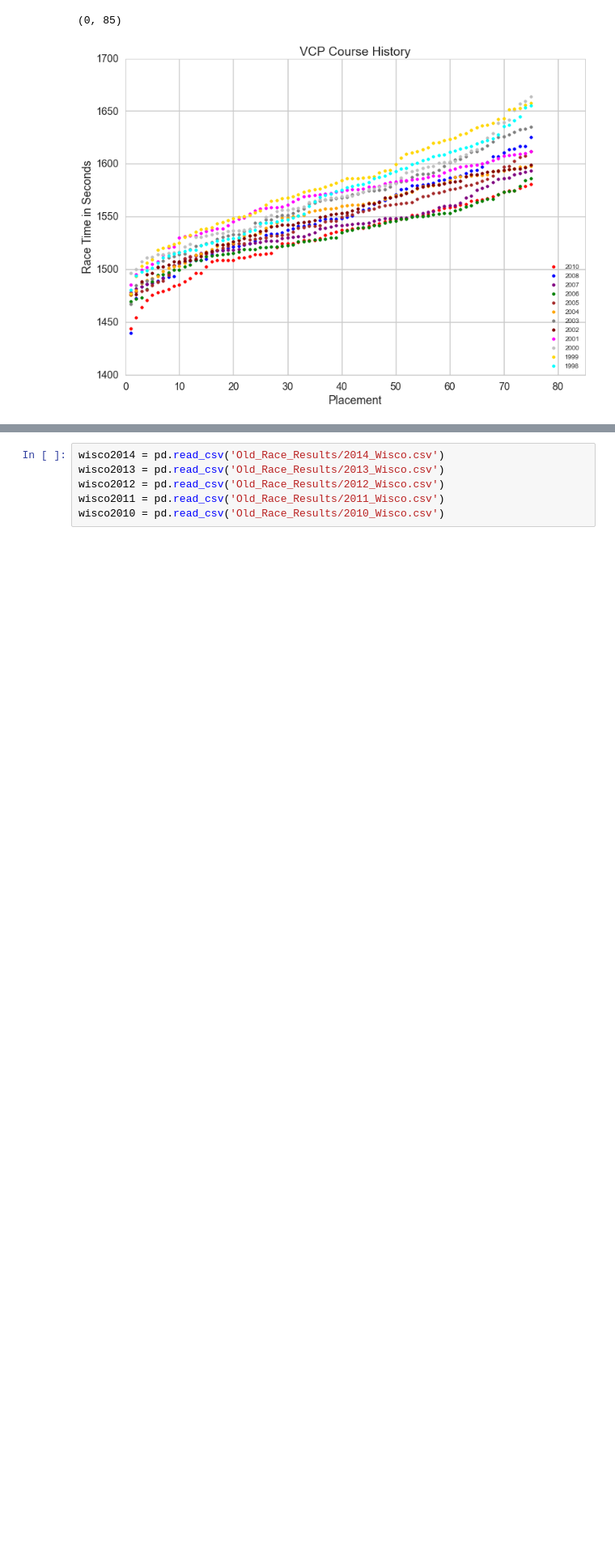
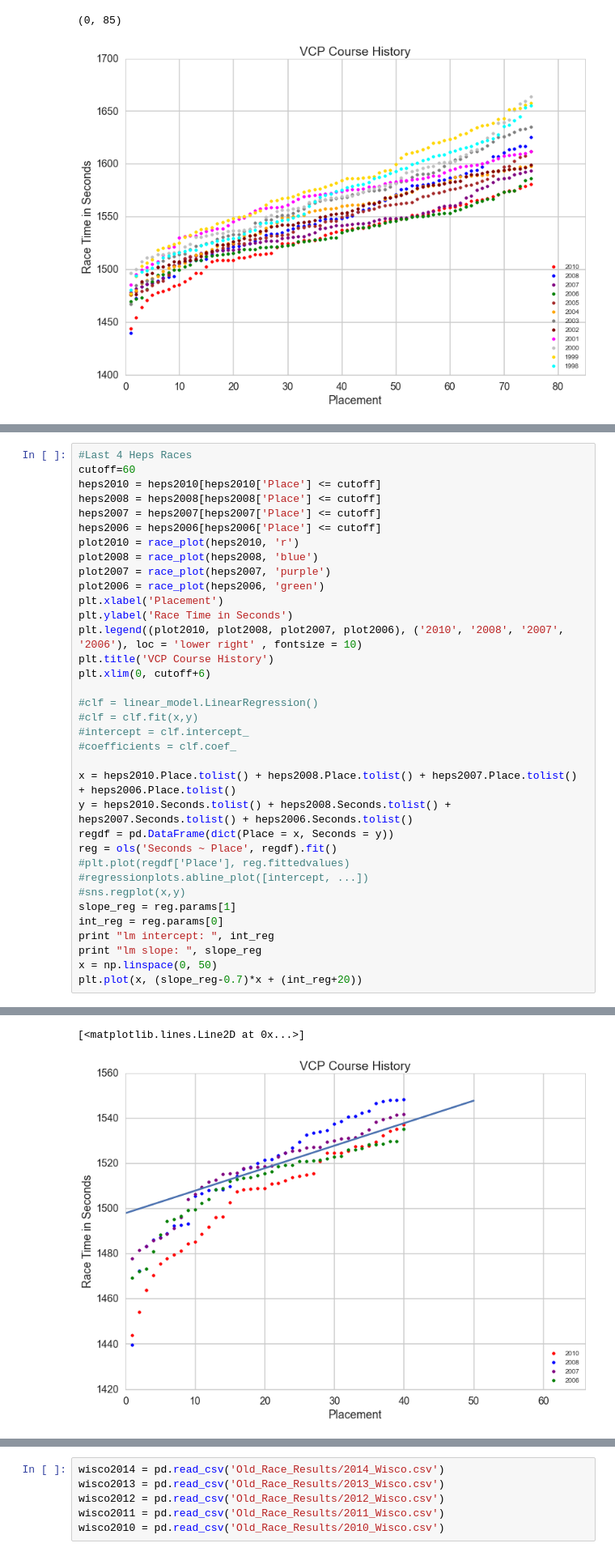
Before and after one commit to callen13/Senior_Thesis, a Jupyter notebook: race_score_calculations.ipynb, the cells around one changed output, grey strips where cells are left out. Shown at 81% size. Drawn from its saved outputs; the diff is of its cells as text; blank space fills up the shorter version.

```diff
--- a/race_score_calculations.ipynb
+++ b/race_score_calculations.ipynb
@@ -72,0 +87,36 @@ plt.xlim(0, cutoff+10)
+# %%
+#Last 4 Heps Races
+cutoff=60
+heps2010 = heps2010[heps2010['Place'] <= cutoff]
+heps2008 = heps2008[heps2008['Place'] <= cutoff]
+heps2007 = heps2007[heps2007['Place'] <= cutoff]
+heps2006 = heps2006[heps2006['Place'] <= cutoff]
+plot2010 = race_plot(heps2010, 'r')
+plot2008 = race_plot(heps2008, 'blue')
+plot2007 = race_plot(heps2007, 'purple')
+plot2006 = race_plot(heps2006, 'green')
+plt.xlabel('Placement')
+plt.ylabel('Race Time in Seconds')
+plt.legend((plot2010, plot2008, plot2007, plot2006), ('2010', '2008', '2007', '2006'), loc = 'lower right' , fontsize = 10)
+plt.title('VCP Course History')
+plt.xlim(0, cutoff+6)
+
+#clf = linear_model.LinearRegression()
+#clf = clf.fit(x,y)
+#intercept = clf.intercept_
+#coefficients = clf.coef_
+
+x = heps2010.Place.tolist() + heps2008.Place.tolist() + heps2007.Place.tolist() + heps2006.Place.tolist()
+y = heps2010.Seconds.tolist() + heps2008.Seconds.tolist() + heps2007.Seconds.tolist() + heps2006.Seconds.tolist()
+regdf = pd.DataFrame(dict(Place = x, Seconds = y))
+reg = ols('Seconds ~ Place', regdf).fit()
+#plt.plot(regdf['Place'], reg.fittedvalues)
+#regressionplots.abline_plot([intercept, ...])
+#sns.regplot(x,y)
+slope_reg = reg.params[1]
+int_reg = reg.params[0]
+print "lm intercept: ", int_reg
+print "lm slope: ", slope_reg
+x = np.linspace(0, 50)
+plt.plot(x, (slope_reg-0.7)*x + (int_reg+20))
+# %% [output]
@@ -72,0 +125,2 @@ plt.xlim(0, cutoff+10)
+[<matplotlib.lines.Line2D at 0x...>]
+[figure, added]
```
Also changed, not shown: parts of 21 cells of this notebook.
